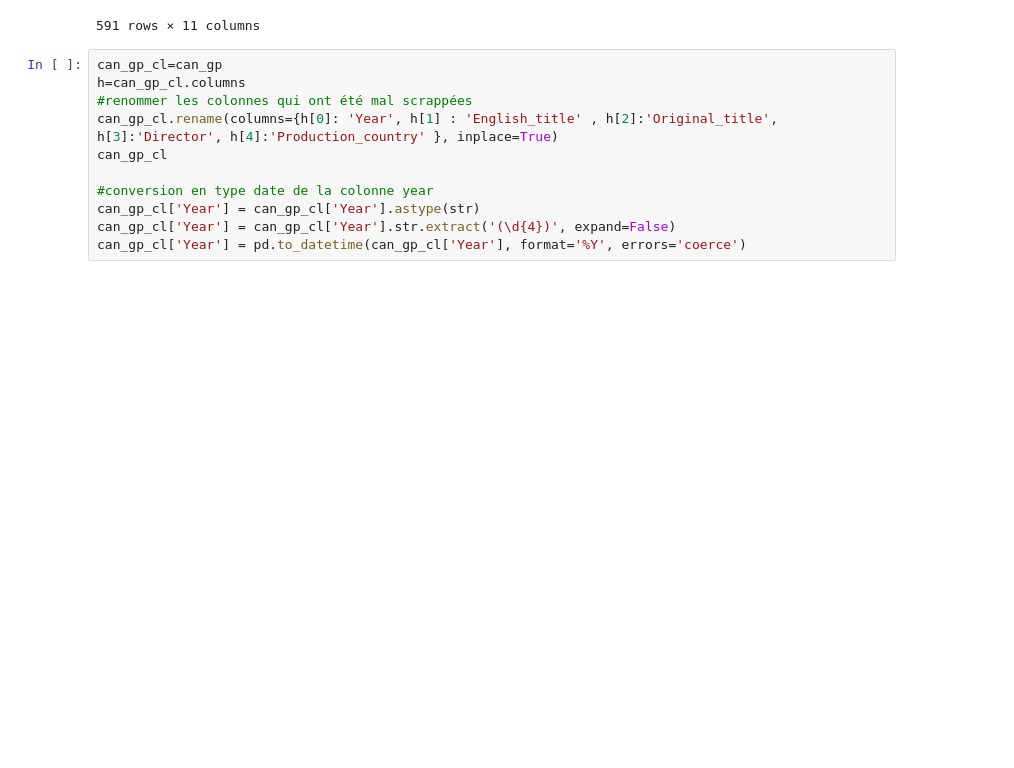
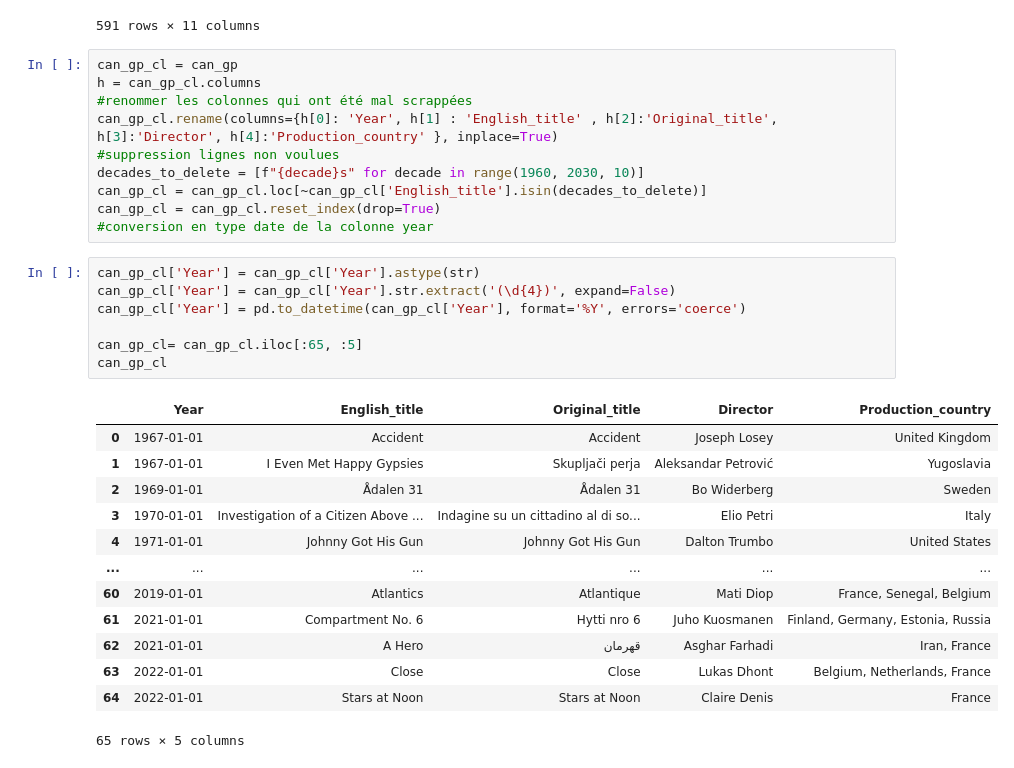
Before and after one commit to itsreivilo/movies, a Jupyter notebook: cleaning_data/cleaning_awards.ipynb, the cells around one changed output. Cells and saved outputs as stored; diff of their text form; blank space fills up the shorter version.

```diff
--- a/cleaning_data/cleaning_awards.ipynb
+++ b/cleaning_data/cleaning_awards.ipynb
@@ -204,13 +216,33 @@ ac_bf_cl
 | 685 | 2022-01-01 | Women Talking | None | NaN | None | NaN | NaN | ... |
 591 rows × 11 columns
 # %%
-can_gp_cl=can_gp
-h=can_gp_cl.columns
+can_gp_cl = can_gp
+h = can_gp_cl.columns
 #renommer les colonnes qui ont été mal scrappées
 can_gp_cl.rename(columns={h[0]: 'Year', h[1] : 'English_title' , h[2]:'Original_title', h[3]:'Director', h[4]:'Production_country' }, inplace=True)
-can_gp_cl
-
+#suppression lignes non voulues
+decades_to_delete = [f"{decade}s" for decade in range(1960, 2030, 10)]
+can_gp_cl = can_gp_cl.loc[~can_gp_cl['English_title'].isin(decades_to_delete)]
+can_gp_cl = can_gp_cl.reset_index(drop=True)
 #conversion en type date de la colonne year
-can_gp_cl['Year'] = can_gp_cl['Year'].astype(str)
-can_gp_cl['Year'] = can_gp_cl['Year'].str.extract('(\d{4})', expand=False)
-can_gp_cl['Year'] = pd.to_datetime(can_gp_cl['Year'], format='%Y', errors='coerce')
+# %%
+can_gp_cl['Year'] = can_gp_cl['Year'].astype(str)
+can_gp_cl['Year'] = can_gp_cl['Year'].str.extract('(\d{4})', expand=False)
+can_gp_cl['Year'] = pd.to_datetime(can_gp_cl['Year'], format='%Y', errors='coerce')
+
+can_gp_cl= can_gp_cl.iloc[:65, :5]
+can_gp_cl
+# %% [output]
+|  | Year | English_title | Original_title | Director | Production_country |
+| 0 | 1967-01-01 | Accident | Accident | Joseph Losey | United Kingdom |
+| 1 | 1967-01-01 | I Even Met Happy Gypsies | Skupljači perja | Aleksandar Petrović | Yugoslavia |
+| 2 | 1969-01-01 | Ådalen 31 | Ådalen 31 | Bo Widerberg | Sweden |
+| 3 | 1970-01-01 | Investigation of a Citizen Above ... | Indagine su un cittadino al di so... | Elio Petri | Italy |
+| 4 | 1971-01-01 | Johnny Got His Gun | Johnny Got His Gun | Dalton Trumbo | United States |
+| ... | ... | ... | ... | ... | ... |
+| 60 | 2019-01-01 | Atlantics | Atlantique | Mati Diop | France, Senegal, Belgium |
+| 61 | 2021-01-01 | Compartment No. 6 | Hytti nro 6 | Juho Kuosmanen | Finland, Germany, Estonia, Russia |
+| 62 | 2021-01-01 | A Hero | قهرمان | Asghar Farhadi | Iran, France |
+| 63 | 2022-01-01 | Close | Close | Lukas Dhont | Belgium, Netherlands, France |
+| 64 | 2022-01-01 | Stars at Noon | Stars at Noon | Claire Denis | France |
+65 rows × 5 columns
```
Also changed, not shown: parts of 2 cells of this notebook, 1 other file.
